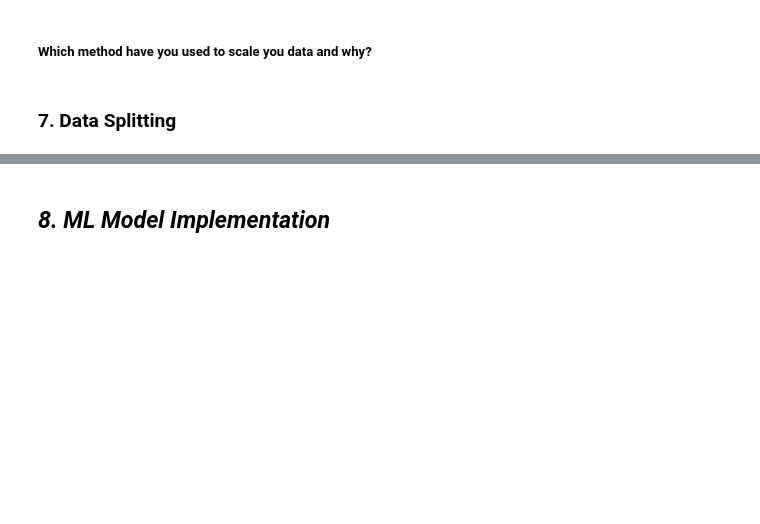
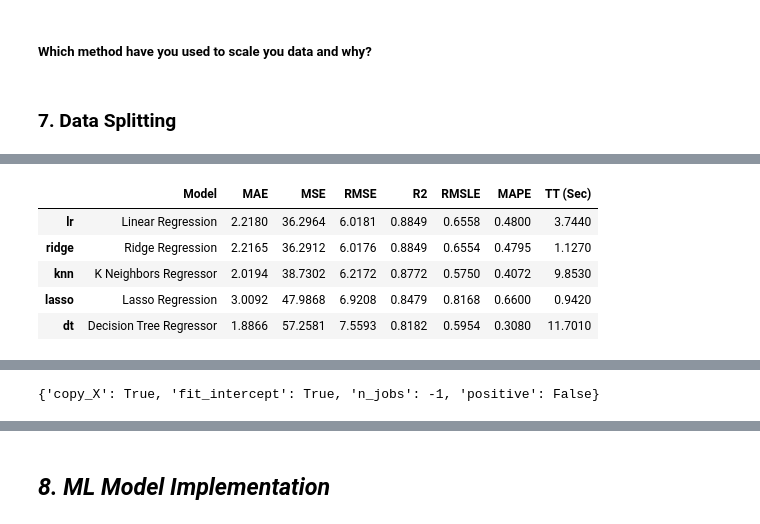
Before and after one commit to MrMRaut/NEWS-POPULARITY-Analysis-and-Prediction, a Jupyter notebook: News_Popularity.ipynb, the cells around one changed output, grey strips where cells are left out. Cells and saved outputs as stored; diff of their text form; code cells hidden in the pictures; blank space fills up the shorter version.

```diff
--- a/News_Popularity.ipynb
+++ b/News_Popularity.ipynb
@@ -1235,0 +1271,3 @@ xtrain, xtest, ytrain, ytest = train_test_split(x, y, test_size= 0.2, random_sta
+# %%
+best_model = compare_models(include = ['lr', 'ridge', 'knn', 'lasso', 'dt'])
+# %% [output]
@@ -1235,0 +1275,6 @@ xtrain, xtest, ytrain, ytest = train_test_split(x, y, test_size= 0.2, random_sta
+|  | Model | MAE | MSE | RMSE | R2 | RMSLE | MAPE | TT (Sec) |
+| lr | Linear Regression | 2.2180 | 36.2964 | 6.0181 | 0.8849 | 0.6558 | 0.4800 | 3.7440 |
+| ridge | Ridge Regression | 2.2165 | 36.2912 | 6.0176 | 0.8849 | 0.6554 | 0.4795 | 1.1270 |
+| knn | K Neighbors Regressor | 2.0194 | 38.7302 | 6.2172 | 0.8772 | 0.5750 | 0.4072 | 9.8530 |
+| lasso | Lasso Regression | 3.0092 | 47.9868 | 6.9208 | 0.8479 | 0.8168 | 0.6600 | 0.9420 |
+| dt | Decision Tree Regressor | 1.8866 | 57.2581 | 7.5593 | 0.8182 | 0.5954 | 0.3080 | 11.7010 |
@@ -1235,0 +1282,4 @@ xtrain, xtest, ytrain, ytest = train_test_split(x, y, test_size= 0.2, random_sta
+# %%
+best_model.get_params()
+# %% [output]
+{'copy_X': True, 'fit_intercept': True, 'n_jobs': -1, 'positive': False}
```
Also changed, not shown: parts of 27 cells of this notebook.
